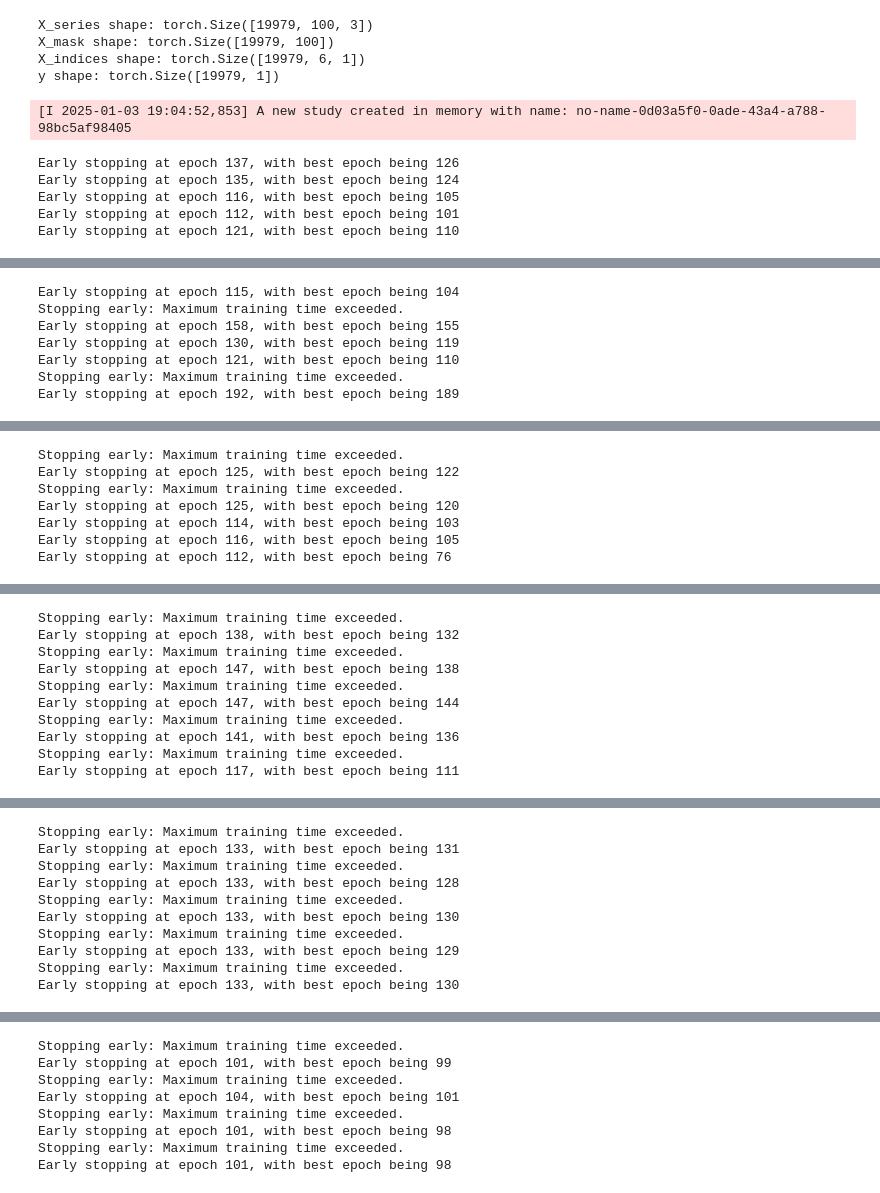
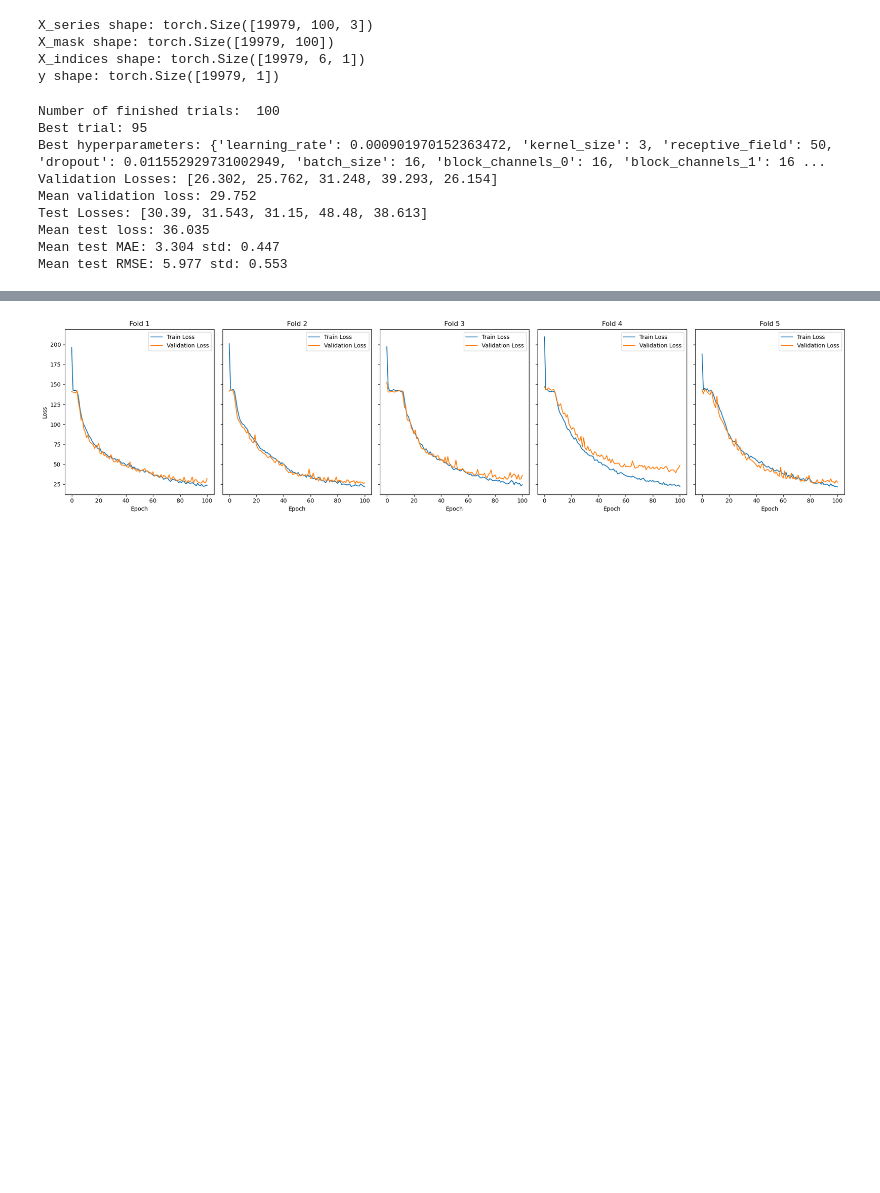
Before and after one commit to MiguelGarcaoSilva/motifpred, a Jupyter notebook: code/casestudy_syntheticdata1/casestudy_tcn.ipynb, the cells around one changed output, grey strips where cells are left out. Saved outputs shown, nothing was run; the diff lists cells and outputs as text; code cells hidden in the pictures; blank space fills up the shorter version.

```diff
--- a/code/casestudy_syntheticdata1/casestudy_tcn.ipynb
+++ b/code/casestudy_syntheticdata1/casestudy_tcn.ipynb
@@ -151,7 +151,7 @@ model_results_dir = os.path.join(RESULTS_DIR, f"{model_name}_{n_trials}_trials_{
 os.makedirs(model_results_dir, exist_ok=True)
 
 X = {"X_series": X_series}
-run_optuna_study(pipeline.run_cross_val, TemporalConvNet, model_type, suggestion_dict, model_params_keys, seed, X, y, NORMALIZE_FLAGS, model_results_dir, n_trials=n_trials, num_epochs=num_epochs)
+#run_optuna_study(pipeline.run_cross_val, TemporalConvNet, model_type, suggestion_dict, model_params_keys, seed, X, y, NORMALIZE_FLAGS, model_results_dir, n_trials=n_trials, num_epochs=num_epochs)
 
 study = joblib.load(os.path.join(model_results_dir, "study.pkl"))
 print_study_results(study)
@@ -160,9 +160,12 @@ plot_best_model_results(
     save_path=os.path.join(IMAGES_DIR, f"{model_name}_{n_trials}_trials_{num_epochs}_epochs_losses.png")
 )
 # %% [output]
-[I 2025-01-03 19:04:52,853] A new study created in memory with name: no-name-0d03a5f0-0ade-43a4-a788-98bc5af98405
+Number of finished trials:  100
+Best trial: 95
+Best hyperparameters: {'learning_rate': 0.000901970152363472, 'kernel_size': 3, 'receptive_field': 50, 'dropout': 0.011552929731002949, 'batch_size': 16, 'block_channels_0': 16, 'block_channels_1': 16 ...
+Validation Losses: [26.302, 25.762, 31.248, 39.293, 26.154]
+Mean validation loss: 29.752
+Test Losses: [30.39, 31.543, 31.15, 48.48, 38.613]
+Mean test loss: 36.035
+Mean test MAE: 3.304 std: 0.447
+Mean test RMSE: 5.977 std: 0.553
-Early stopping at epoch 137, with best epoch being 126
-Early stopping at epoch 135, with best epoch being 124
-Early stopping at epoch 116, with best epoch being 105
-Early stopping at epoch 112, with best epoch being 101
-Early stopping at epoch 121, with best epoch being 110
@@ -170,7 +171,0 @@ Early stopping at epoch 121, with best epoch being 110
-Early stopping at epoch 115, with best epoch being 104
-Stopping early: Maximum training time exceeded.
-Early stopping at epoch 158, with best epoch being 155
-Early stopping at epoch 130, with best epoch being 119
-Early stopping at epoch 121, with best epoch being 110
-Stopping early: Maximum training time exceeded.
-Early stopping at epoch 192, with best epoch being 189
@@ -178,7 +171,0 @@ Early stopping at epoch 192, with best epoch being 189
-Stopping early: Maximum training time exceeded.
-Early stopping at epoch 125, with best epoch being 122
-Stopping early: Maximum training time exceeded.
-Early stopping at epoch 125, with best epoch being 120
-Early stopping at epoch 114, with best epoch being 103
-Early stopping at epoch 116, with best epoch being 105
-Early stopping at epoch 112, with best epoch being 76
@@ -186,10 +171,0 @@ Early stopping at epoch 112, with best epoch being 76
-Stopping early: Maximum training time exceeded.
-Early stopping at epoch 138, with best epoch being 132
-Stopping early: Maximum training time exceeded.
-Early stopping at epoch 147, with best epoch being 138
-Stopping early: Maximum training time exceeded.
-Early stopping at epoch 147, with best epoch being 144
-Stopping early: Maximum training time exceeded.
-Early stopping at epoch 141, with best epoch being 136
-Stopping early: Maximum training time exceeded.
-Early stopping at epoch 117, with best epoch being 111
@@ -197,10 +171,0 @@ Early stopping at epoch 117, with best epoch being 111
-Stopping early: Maximum training time exceeded.
-Early stopping at epoch 133, with best epoch being 131
-Stopping early: Maximum training time exceeded.
-Early stopping at epoch 133, with best epoch being 128
-Stopping early: Maximum training time exceeded.
-Early stopping at epoch 133, with best epoch being 130
-Stopping early: Maximum training time exceeded.
-Early stopping at epoch 133, with best epoch being 129
-Stopping early: Maximum training time exceeded.
-Early stopping at epoch 133, with best epoch being 130
@@ -208,11 +172,4 @@ Early stopping at epoch 133, with best epoch being 130
-Stopping early: Maximum training time exceeded.
-Early stopping at epoch 101, with best epoch being 99
-Stopping early: Maximum training time exceeded.
-Early stopping at epoch 104, with best epoch being 101
-Stopping early: Maximum training time exceeded.
-Early stopping at epoch 101, with best epoch being 98
-Stopping early: Maximum training time exceeded.
-Early stopping at epoch 101, with best epoch being 98
+[figure, added]
 # %%
 from models.tcn_pytorch import TemporalConvNet
 from utils.utils import print_study_results, plot_best_model_results
```
Also changed, not shown: parts of 2 cells of this notebook, 3 other files.
